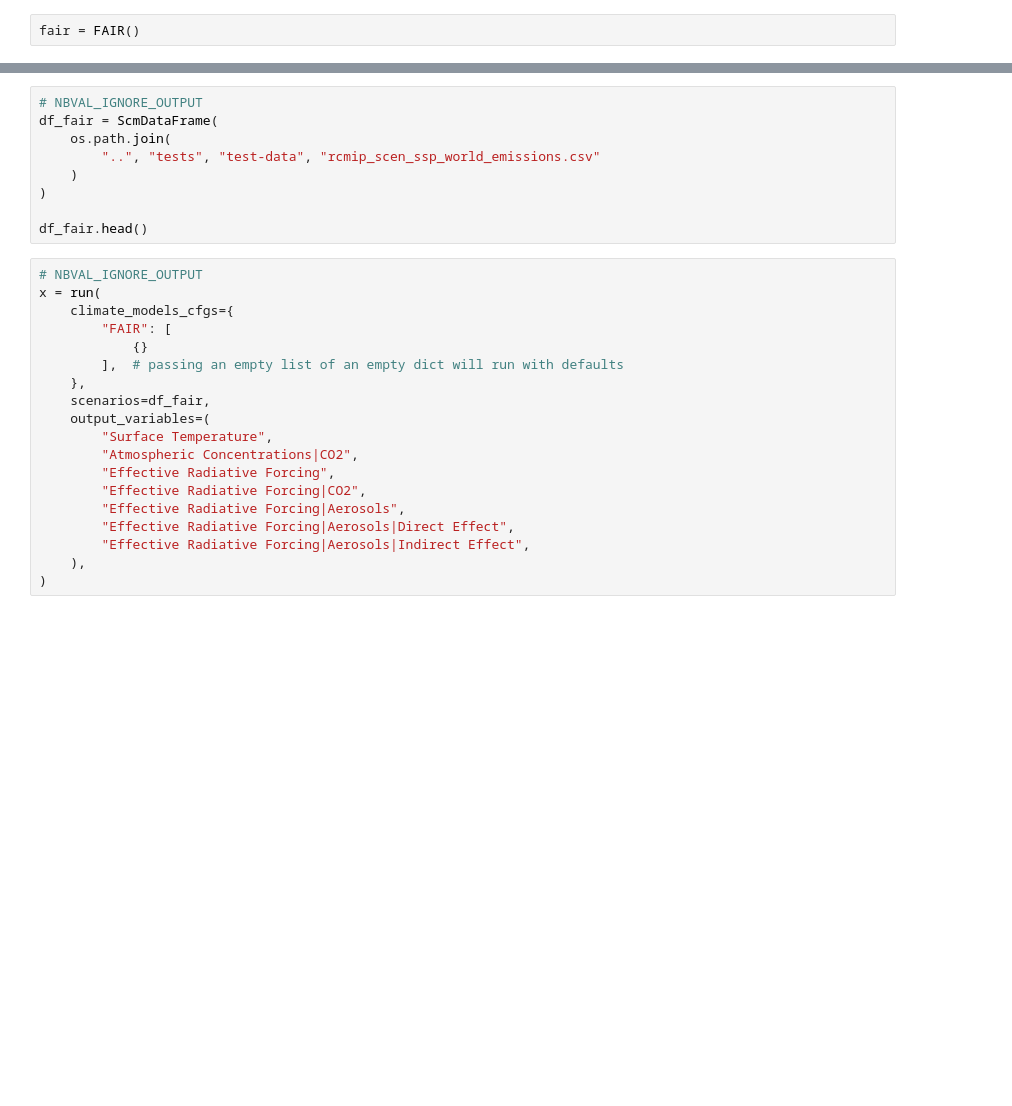
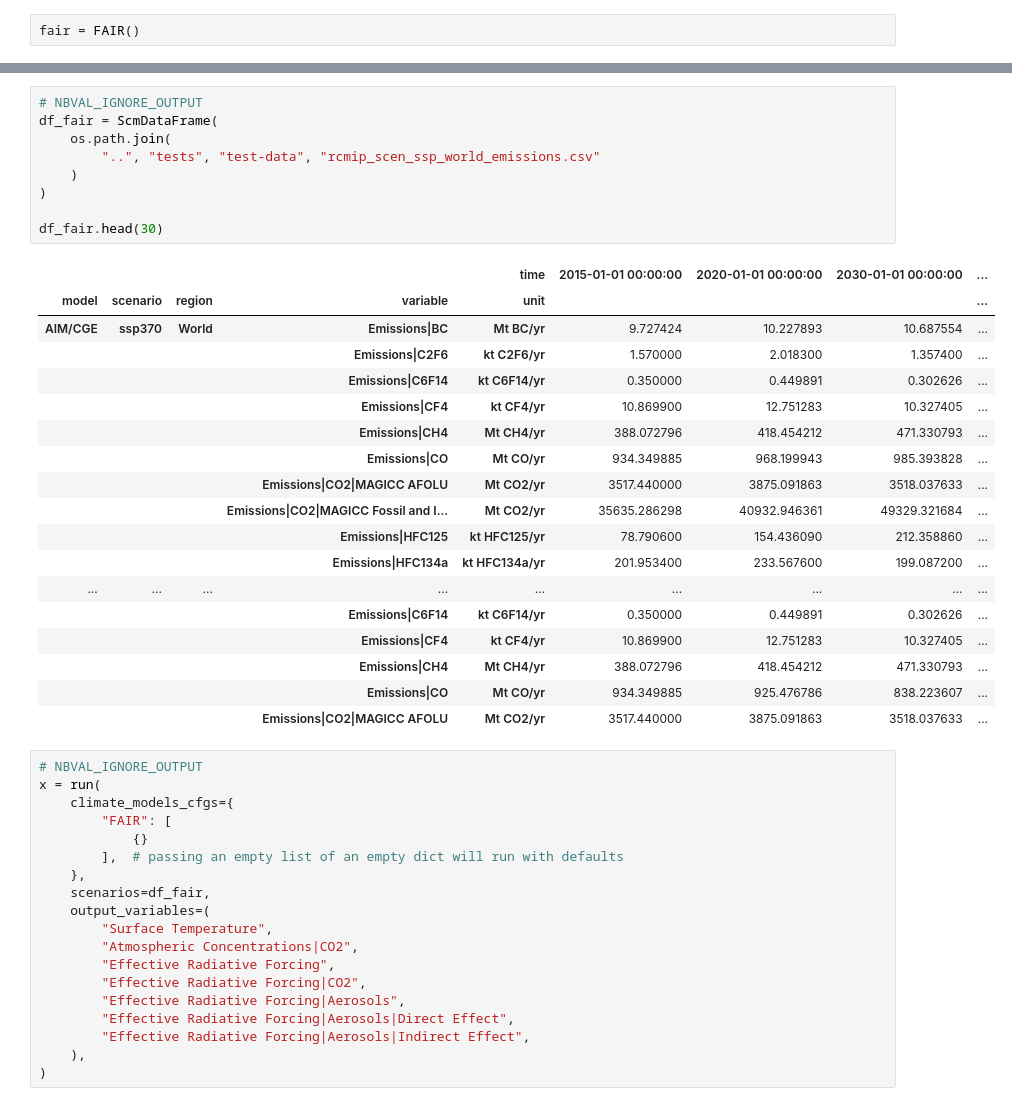
Before and after one commit to openscm/openscm-runner, a Jupyter notebook: notebooks/run-fair.ipynb, the cells around one changed output, grey strips where cells are left out. Drawn from its saved outputs; the diff is of its cells as text; blank space fills up the shorter version.

```diff
--- a/notebooks/run-fair.ipynb
+++ b/notebooks/run-fair.ipynb
@@ -28,12 +35,31 @@ fair.get_version()
 # %%
 # NBVAL_IGNORE_OUTPUT
 df_fair = ScmDataFrame(
     os.path.join(
         "..", "tests", "test-data", "rcmip_scen_ssp_world_emissions.csv"
     )
 )
 
-df_fair.head()
+df_fair.head(30)
+# %% [output]
+|  |  |  |  | time | 2015-01-01 00:00:00 | 2020-01-01 00:00:00 | 2030-01-01 00:00:00 | ... |
+| model | scenario | region | variable | unit |  |  |  | ... |
+| AIM/CGE | ssp370 | World | Emissions|BC | Mt BC/yr | 9.727424 | 10.227893 | 10.687554 | ... |
+|  |  |  | Emissions|C2F6 | kt C2F6/yr | 1.570000 | 2.018300 | 1.357400 | ... |
+|  |  |  | Emissions|C6F14 | kt C6F14/yr | 0.350000 | 0.449891 | 0.302626 | ... |
+|  |  |  | Emissions|CF4 | kt CF4/yr | 10.869900 | 12.751283 | 10.327405 | ... |
+|  |  |  | Emissions|CH4 | Mt CH4/yr | 388.072796 | 418.454212 | 471.330793 | ... |
+|  |  |  | Emissions|CO | Mt CO/yr | 934.349885 | 968.199943 | 985.393828 | ... |
+|  |  |  | Emissions|CO2|MAGICC AFOLU | Mt CO2/yr | 3517.440000 | 3875.091863 | 3518.037633 | ... |
+|  |  |  | Emissions|CO2|MAGICC Fossil and I... | Mt CO2/yr | 35635.286298 | 40932.946361 | 49329.321684 | ... |
+|  |  |  | Emissions|HFC125 | kt HFC125/yr | 78.790600 | 154.436090 | 212.358860 | ... |
+|  |  |  | Emissions|HFC134a | kt HFC134a/yr | 201.953400 | 233.567600 | 199.087200 | ... |
+| ... | ... | ... | ... | ... | ... | ... | ... | ... |
+|  |  |  | Emissions|C6F14 | kt C6F14/yr | 0.350000 | 0.449891 | 0.302626 | ... |
+|  |  |  | Emissions|CF4 | kt CF4/yr | 10.869900 | 12.751283 | 10.327405 | ... |
+|  |  |  | Emissions|CH4 | Mt CH4/yr | 388.072796 | 418.454212 | 471.330793 | ... |
+|  |  |  | Emissions|CO | Mt CO/yr | 934.349885 | 925.476786 | 838.223607 | ... |
+|  |  |  | Emissions|CO2|MAGICC AFOLU | Mt CO2/yr | 3517.440000 | 3875.091863 | 3518.037633 | ... |
 # %%
 # NBVAL_IGNORE_OUTPUT
 x = run(
```
Also changed, not shown: parts of 11 cells of this notebook.
